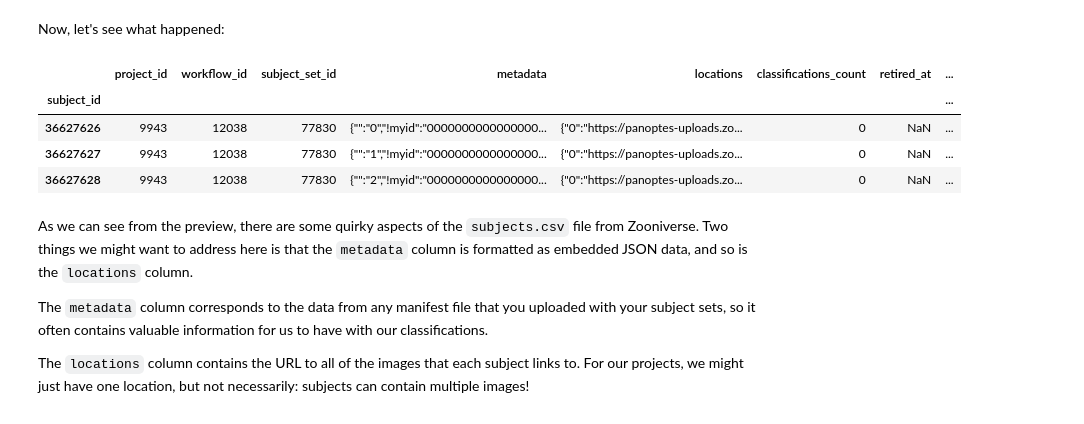
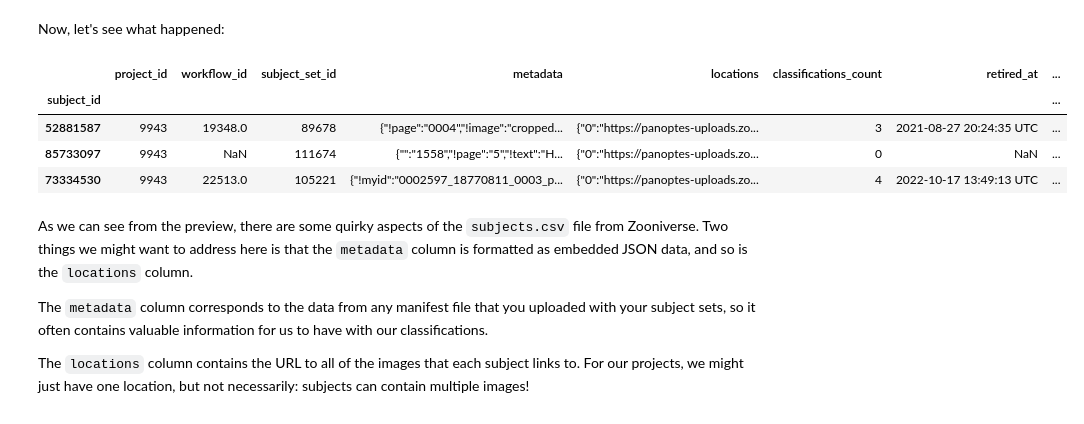
Before and after one commit to Living-with-machines/zooniverse-analysis-workshop, a Jupyter notebook: process-zooniverse-data-for-deposit.ipynb, the cells around one changed output. Saved outputs shown, nothing was run; the diff lists cells and outputs as text; code cells hidden in the pictures.

```diff
--- a/process-zooniverse-data-for-deposit.ipynb
+++ b/process-zooniverse-data-for-deposit.ipynb
@@ -70,0 +72,10 @@ subjects_file = "./sample_data/test_subjects.csv"
+# %%
+# Running this code will trigger a dialogue to allow access to your Google Drive
+ipython = get_ipython()
+IN_COLAB = "google.colab" in str(ipython)
+
+if IN_COLAB:
+    from google.colab import drive
+
+    drive.mount("/content/drive", force_remount=True)
+    data_path = "drive/My Drive/Zooniverse_exports/"
@@ -71,3 +84,6 @@ subjects_file = "./sample_data/test_subjects.csv"
+# %%
+classifications_file = data_path + "bicycle-or-motorcycle-classifications.csv"
+subjects_file = data_path + "subjects.csv"
 # %% [markdown]
 ---
 # %% [markdown]
@@ -253,13 +282,13 @@ df_subjects.set_index("subject_id", inplace=True)
 # %% [markdown]
 Now, let's see what happened:
 # %%
-df_subjects.head(3)
+df_subjects.sample(3)
 # %% [output]
 |  | project_id | workflow_id | subject_set_id | metadata | locations | classifications_count | retired_at | ... |
 | subject_id |  |  |  |  |  |  |  | ... |
-| 36627626 | 9943 | 12038 | 77830 | {"":"0","!myid":"0000000000000000... | {"0":"https://panoptes-uploads.zo... | 0 | NaN | ... |
-| 36627627 | 9943 | 12038 | 77830 | {"":"1","!myid":"0000000000000000... | {"0":"https://panoptes-uploads.zo... | 0 | NaN | ... |
-| 36627628 | 9943 | 12038 | 77830 | {"":"2","!myid":"0000000000000000... | {"0":"https://panoptes-uploads.zo... | 0 | NaN | ... |
+| 52881587 | 9943 | 19348.0 | 89678 | {"!page":"0004","!image":"cropped... | {"0":"https://panoptes-uploads.zo... | 3 | 2021-08-27 20:24:35 UTC | ... |
+| 85733097 | 9943 | NaN | 111674 | {"":"1558","!page":"5","!text":"H... | {"0":"https://panoptes-uploads.zo... | 0 | NaN | ... |
+| 73334530 | 9943 | 22513.0 | 105221 | {"!myid":"0002597_18770811_0003_p... | {"0":"https://panoptes-uploads.zo... | 4 | 2022-10-17 13:49:13 UTC | ... |
 # %% [markdown]
 As we can see from the preview, there are some quirky aspects of the `subjects.csv` file from Zooniverse. Two things we might want to address here is that the `metadata` column is formatted as embedded JSON data, and so is the `locations` column.
 
```
Also changed, not shown: parts of 28 cells of this notebook.
